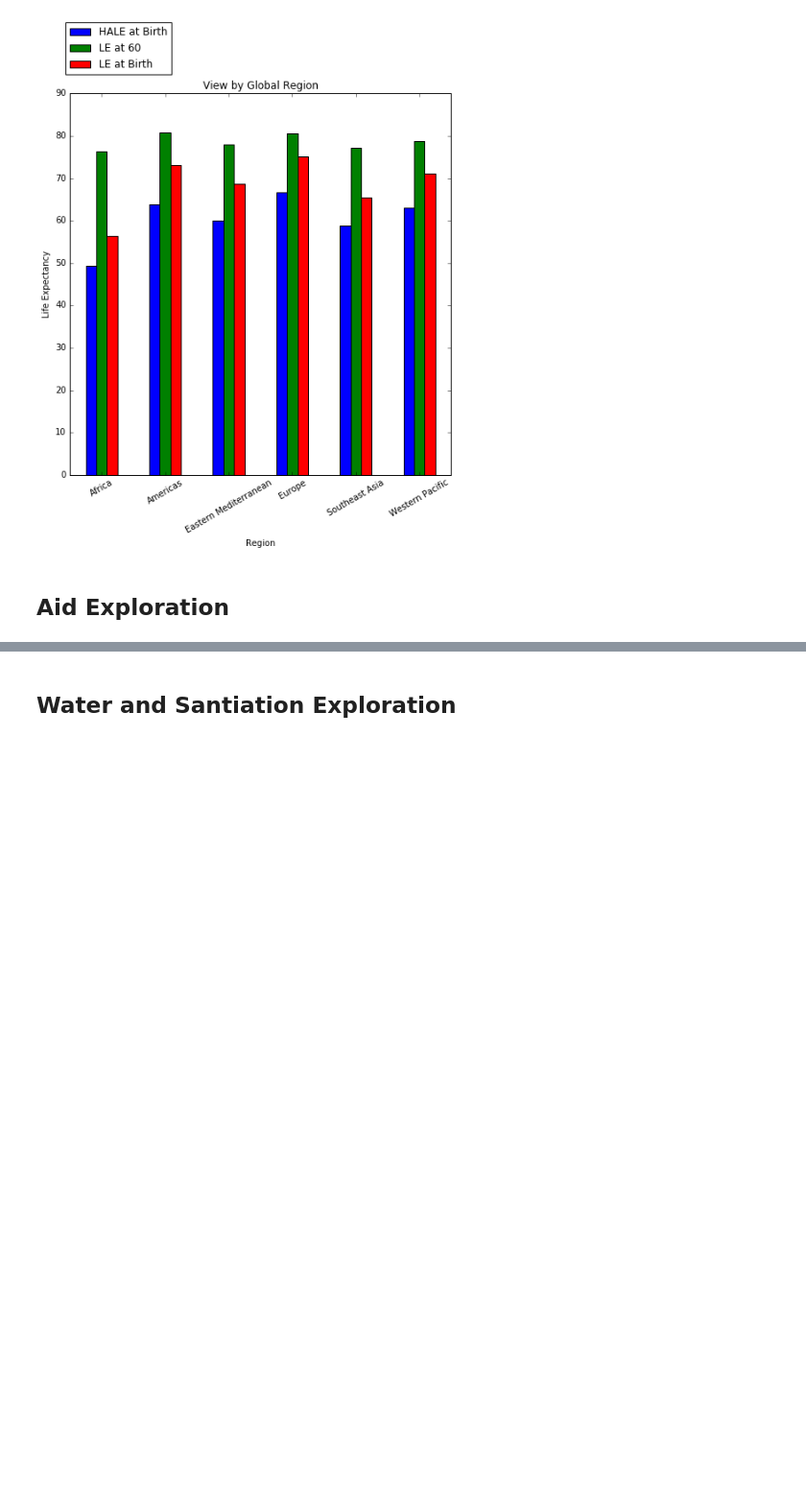
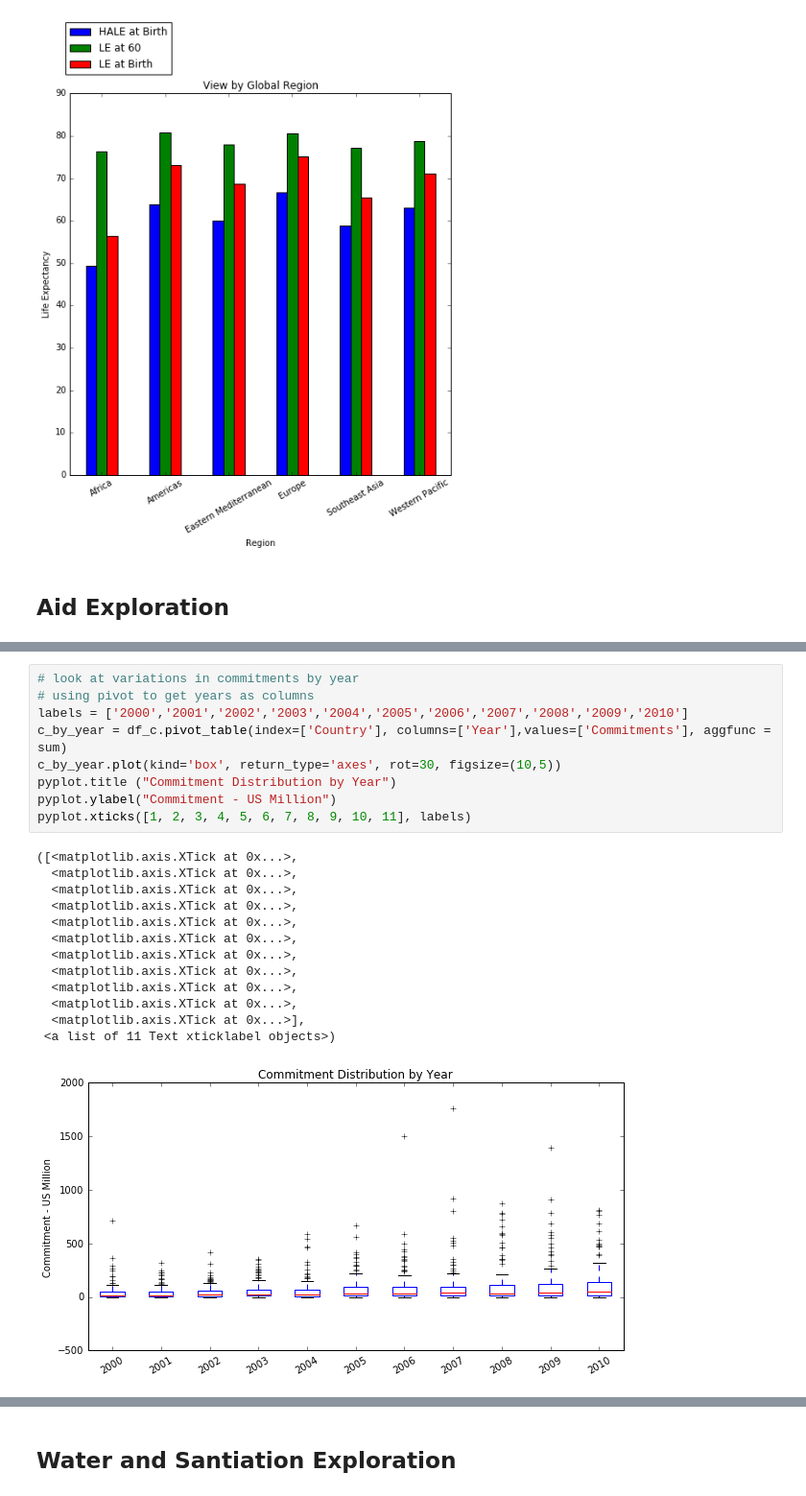
Before and after one commit to brychung/hello-world, a Jupyter notebook: AndreaDominicSarah/project/Lab Notebook SK AP DD.ipynb, the cells around one changed output, grey strips where cells are left out. Shown at 96% size. Saved outputs shown, nothing was run; the diff lists cells and outputs as text; blank space fills up the shorter version.

```diff
--- a/AndreaDominicSarah/project/Lab Notebook SK AP DD.ipynb
+++ b/AndreaDominicSarah/project/Lab Notebook SK AP DD.ipynb
@@ -511 +496,24 @@ pyplot.legend(["HALE at Birth", 'LE at 60', 'LE at Birth'], bbox_to_anchor=(.28,
+# %%
+# look at variations in commitments by year
+# using pivot to get years as columns
+labels = ['2000','2001','2002','2003','2004','2005','2006','2007','2008','2009','2010']
+c_by_year = df_c.pivot_table(index=['Country'], columns=['Year'],values=['Commitments'], aggfunc = sum)
+c_by_year.plot(kind='box', return_type='axes', rot=30, figsize=(10,5))
+pyplot.title ("Commitment Distribution by Year")
+pyplot.ylabel("Commitment - US Million")
+pyplot.xticks([1, 2, 3, 4, 5, 6, 7, 8, 9, 10, 11], labels)
+# %% [output]
+([<matplotlib.axis.XTick at 0x...>,
+  <matplotlib.axis.XTick at 0x...>,
+  <matplotlib.axis.XTick at 0x...>,
+  <matplotlib.axis.XTick at 0x...>,
+  <matplotlib.axis.XTick at 0x...>,
+  <matplotlib.axis.XTick at 0x...>,
+  <matplotlib.axis.XTick at 0x...>,
+  <matplotlib.axis.XTick at 0x...>,
+  <matplotlib.axis.XTick at 0x...>,
+  <matplotlib.axis.XTick at 0x...>,
+  <matplotlib.axis.XTick at 0x...>],
+ <a list of 11 Text xticklabel objects>)
+[figure, added]
 # %%
```
Also changed, not shown: parts of 18 cells of this notebook.
